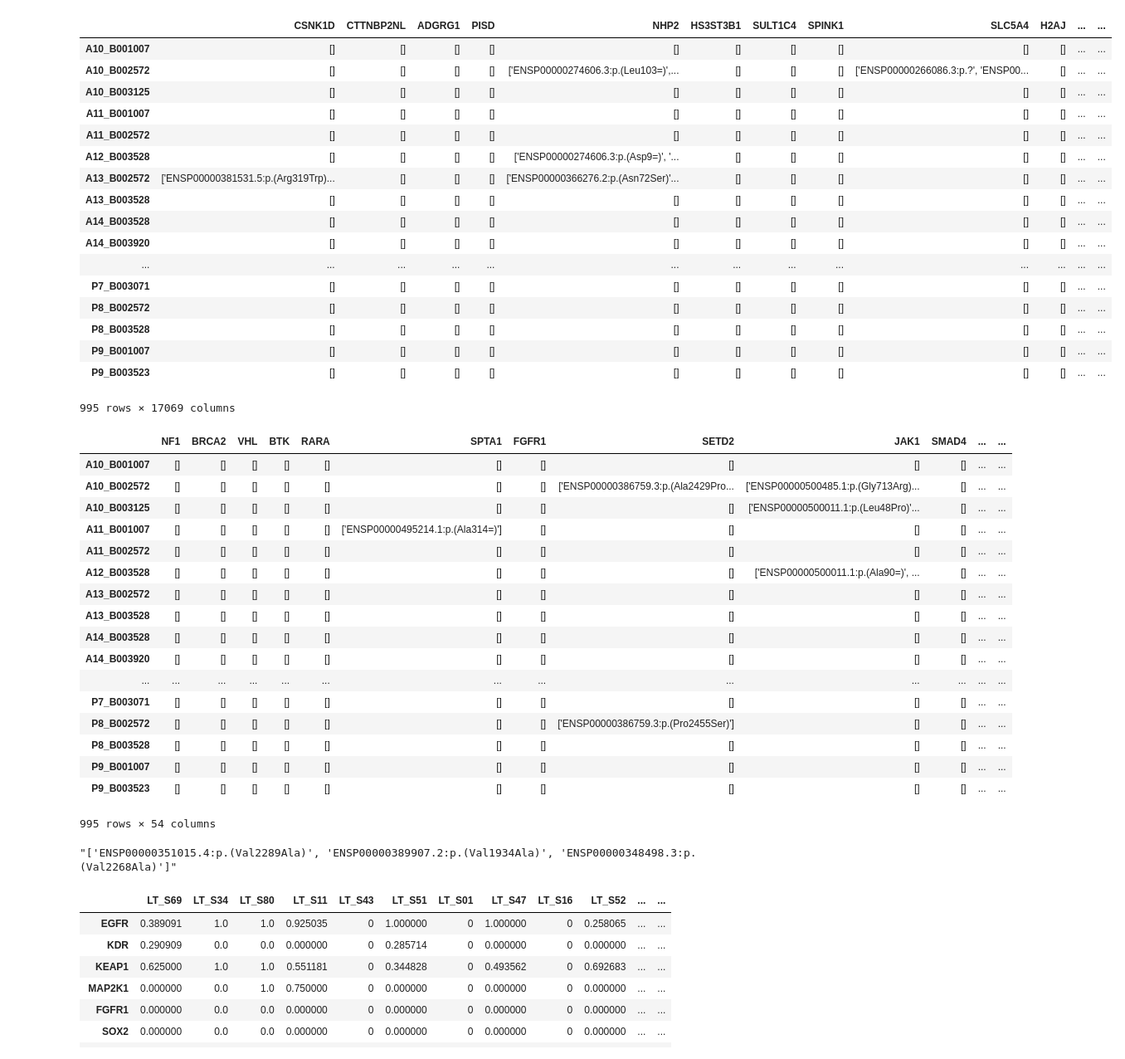
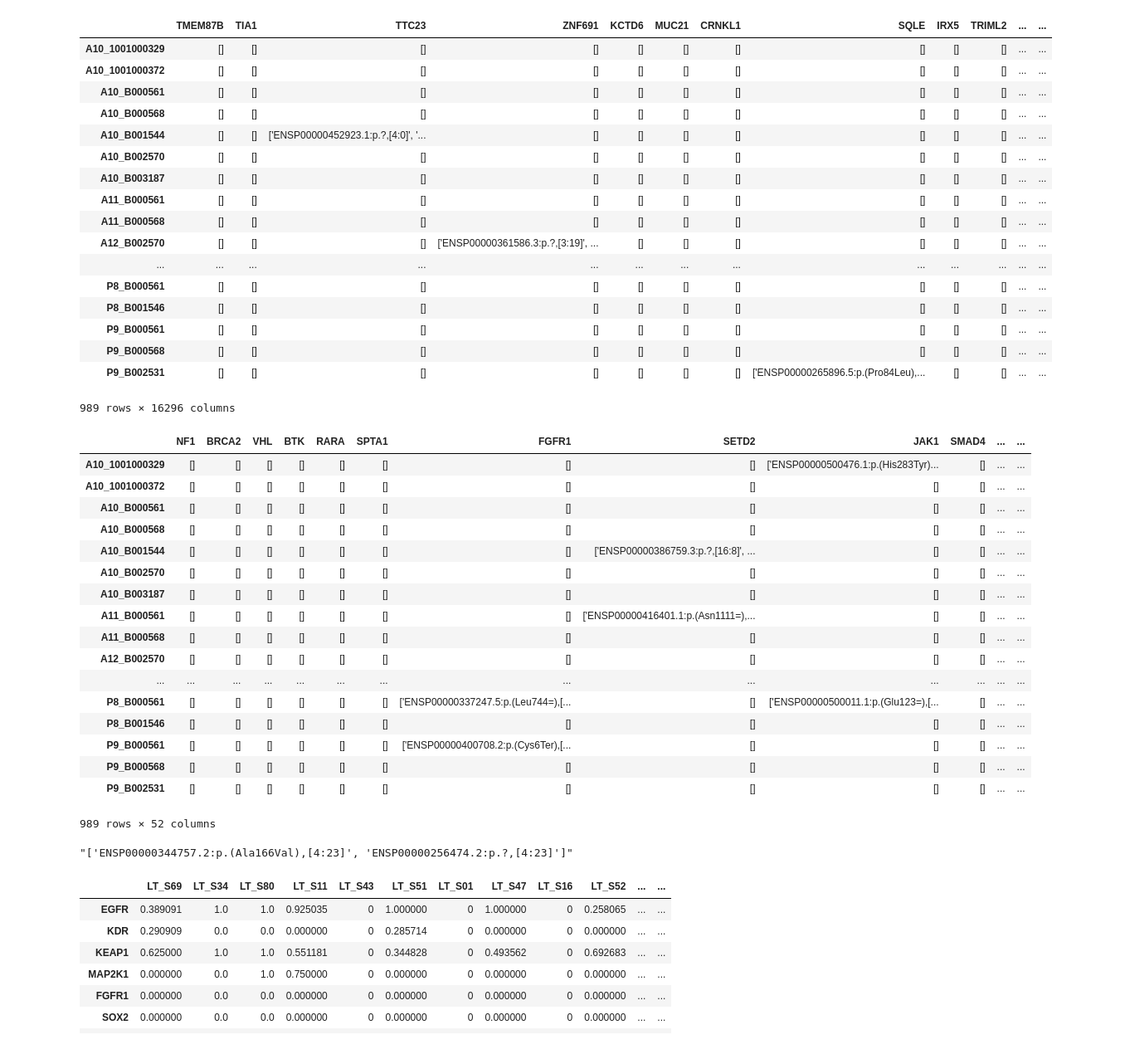
Before and after one commit to lincoln-harris/process_new_cells, a Jupyter notebook: process_SNPs/process_cerebra_out.ipynb, the cells around one changed output. Shown at 83% size. Saved outputs shown, nothing was run; the diff lists cells and outputs as text; code cells hidden in the pictures.

Commit message:
committing cerebra processing changres

```diff
--- a/process_SNPs/process_cerebra_out.ipynb
+++ b/process_SNPs/process_cerebra_out.ipynb
@@ -3,27 +3,27 @@
 # %%
 import pandas as pd
 # %%
-cereb_out = pd.read_csv('/Users/lincoln.harris/code/cerebra/cerebra/tmp/3.4.20_runout.csv', index_col = 0)
+cereb_out = pd.read_csv('/Users/lincoln.harris/code/cerebra/cerebra/tmp/mutations_runout_3.18.20.csv', index_col = 0)
 cereb_out
 # %% [output]
-|  | CSNK1D | CTTNBP2NL | ADGRG1 | PISD | NHP2 | HS3ST3B1 | SULT1C4 | SPINK1 | SLC5A4 | H2AJ | ... | ... |
-| A10_B001007 | [] | [] | [] | [] | [] | [] | [] | [] | [] | [] | ... | ... |
-| A10_B002572 | [] | [] | [] | [] | ['ENSP00000274606.3:p.(Leu103=)',... | [] | [] | [] | ['ENSP00000266086.3:p.?', 'ENSP00... | [] | ... | ... |
-| A10_B003125 | [] | [] | [] | [] | [] | [] | [] | [] | [] | [] | ... | ... |
-| A11_B001007 | [] | [] | [] | [] | [] | [] | [] | [] | [] | [] | ... | ... |
-| A11_B002572 | [] | [] | [] | [] | [] | [] | [] | [] | [] | [] | ... | ... |
-| A12_B003528 | [] | [] | [] | [] | ['ENSP00000274606.3:p.(Asp9=)', '... | [] | [] | [] | [] | [] | ... | ... |
-| A13_B002572 | ['ENSP00000381531.5:p.(Arg319Trp)... | [] | [] | [] | ['ENSP00000366276.2:p.(Asn72Ser)'... | [] | [] | [] | [] | [] | ... | ... |
-| A13_B003528 | [] | [] | [] | [] | [] | [] | [] | [] | [] | [] | ... | ... |
-| A14_B003528 | [] | [] | [] | [] | [] | [] | [] | [] | [] | [] | ... | ... |
-| A14_B003920 | [] | [] | [] | [] | [] | [] | [] | [] | [] | [] | ... | ... |
+|  | TMEM87B | TIA1 | TTC23 | ZNF691 | KCTD6 | MUC21 | CRNKL1 | SQLE | IRX5 | TRIML2 | ... | ... |
+| A10_1001000329 | [] | [] | [] | [] | [] | [] | [] | [] | [] | [] | ... | ... |
+| A10_1001000372 | [] | [] | [] | [] | [] | [] | [] | [] | [] | [] | ... | ... |
+| A10_B000561 | [] | [] | [] | [] | [] | [] | [] | [] | [] | [] | ... | ... |
+| A10_B000568 | [] | [] | [] | [] | [] | [] | [] | [] | [] | [] | ... | ... |
+| A10_B001544 | [] | [] | ['ENSP00000452923.1:p.?,[4:0]', '... | [] | [] | [] | [] | [] | [] | [] | ... | ... |
+| A10_B002570 | [] | [] | [] | [] | [] | [] | [] | [] | [] | [] | ... | ... |
+| A10_B003187 | [] | [] | [] | [] | [] | [] | [] | [] | [] | [] | ... | ... |
+| A11_B000561 | [] | [] | [] | [] | [] | [] | [] | [] | [] | [] | ... | ... |
+| A11_B000568 | [] | [] | [] | [] | [] | [] | [] | [] | [] | [] | ... | ... |
+| A12_B002570 | [] | [] | [] | ['ENSP00000361586.3:p.?,[3:19]', ... | [] | [] | [] | [] | [] | [] | ... | ... |
 | ... | ... | ... | ... | ... | ... | ... | ... | ... | ... | ... | ... | ... |
-| P7_B003071 | [] | [] | [] | [] | [] | [] | [] | [] | [] | [] | ... | ... |
-| P8_B002572 | [] | [] | [] | [] | [] | [] | [] | [] | [] | [] | ... | ... |
-| P8_B003528 | [] | [] | [] | [] | [] | [] | [] | [] | [] | [] | ... | ... |
-| P9_B001007 | [] | [] | [] | [] | [] | [] | [] | [] | [] | [] | ... | ... |
-| P9_B003523 | [] | [] | [] | [] | [] | [] | [] | [] | [] | [] | ... | ... |
+| P8_B000561 | [] | [] | [] | [] | [] | [] | [] | [] | [] | [] | ... | ... |
+| P8_B001546 | [] | [] | [] | [] | [] | [] | [] | [] | [] | [] | ... | ... |
+| P9_B000561 | [] | [] | [] | [] | [] | [] | [] | [] | [] | [] | ... | ... |
+| P9_B000568 | [] | [] | [] | [] | [] | [] | [] | [] | [] | [] | ... | ... |
+| P9_B002531 | [] | [] | [] | [] | [] | [] | [] | ['ENSP00000265896.5:p.(Pro84Leu),... | [] | [] | ... | ... |
-995 rows × 17069 columns
+989 rows × 16296 columns
 # %%
 # should really verify this!!!
 cosmic_tier1 = ['BRIP', 'NF1', 'BRCA2', 'VHL', 'BTK', 'RARA', 'SPTA1', 'FGFR1', 'SETD2',
@@ -35,41 +35,43 @@ cosmic_tier1 = ['BRIP', 'NF1', 'BRCA2', 'VHL', 'BTK', 'RARA', 'SPTA1', 'FGFR1',
                 'SMARCA4', 'STK11', 'CCDC6', 'TPM3']
 # %%
 # why do i have to do the subsetting like this?
+#     no hits to GRIN2A, ALK, NKX21
+
 cereb_tier1 = cereb_out[['NF1', 'BRCA2', 'VHL', 'BTK', 'RARA', 'SPTA1', 'FGFR1', 'SETD2',
-                'JAK1', 'SMAD4', 'CTNNB1', 'TET2', 'RET', 'PIK3CA', 'EGFR', 'KRAS', 'ALK',
+                'JAK1', 'SMAD4', 'CTNNB1', 'TET2', 'RET', 'PIK3CA', 'EGFR', 'KRAS',
                 'BRAF', 'ROS1', 'STRN', 'TFG', 'TPR', 'AKT1', 'DDR2', 'HIF1A', 'KDR',
                 'MAP2K1', 'MAP2K2', 'MYCL', 'PIK3CB', 'SOX2', 'CD74', 'ERBB2', 'FGFR2',
                 'HIP1', 'RET', 'ERBB4', 'NFE2L2', 'RAD21', 'TP63', 'NOTCH1', 'TP53',
-                'BAP1', 'DROSHA', 'GRIN2A', 'KEAP1', 'PTPN13', 'PTPRT', 'RB1', 'RBM10',
+                'BAP1', 'DROSHA', 'KEAP1', 'PTPN13', 'PTPRT', 'RB1', 'RBM10',
                 'SMARCA4', 'STK11', 'CCDC6', 'TPM3']]
 cereb_tier1
 # %% [output]
 |  | NF1 | BRCA2 | VHL | BTK | RARA | SPTA1 | FGFR1 | SETD2 | JAK1 | SMAD4 | ... | ... |
-| A10_B001007 | [] | [] | [] | [] | [] | [] | [] | [] | [] | [] | ... | ... |
-| A10_B002572 | [] | [] | [] | [] | [] | [] | [] | ['ENSP00000386759.3:p.(Ala2429Pro... | ['ENSP00000500485.1:p.(Gly713Arg)... | [] | ... | ... |
-| A10_B003125 | [] | [] | [] | [] | [] | [] | [] | [] | ['ENSP00000500011.1:p.(Leu48Pro)'... | [] | ... | ... |
-| A11_B001007 | [] | [] | [] | [] | [] | ['ENSP00000495214.1:p.(Ala314=)'] | [] | [] | [] | [] | ... | ... |
-| A11_B002572 | [] | [] | [] | [] | [] | [] | [] | [] | [] | [] | ... | ... |
-| A12_B003528 | [] | [] | [] | [] | [] | [] | [] | [] | ['ENSP00000500011.1:p.(Ala90=)', ... | [] | ... | ... |
-| A13_B002572 | [] | [] | [] | [] | [] | [] | [] | [] | [] | [] | ... | ... |
-| A13_B003528 | [] | [] | [] | [] | [] | [] | [] | [] | [] | [] | ... | ... |
-| A14_B003528 | [] | [] | [] | [] | [] | [] | [] | [] | [] | [] | ... | ... |
-| A14_B003920 | [] | [] | [] | [] | [] | [] | [] | [] | [] | [] | ... | ... |
+| A10_1001000329 | [] | [] | [] | [] | [] | [] | [] | [] | ['ENSP00000500476.1:p.(His283Tyr)... | [] | ... | ... |
+| A10_1001000372 | [] | [] | [] | [] | [] | [] | [] | [] | [] | [] | ... | ... |
+| A10_B000561 | [] | [] | [] | [] | [] | [] | [] | [] | [] | [] | ... | ... |
+| A10_B000568 | [] | [] | [] | [] | [] | [] | [] | [] | [] | [] | ... | ... |
+| A10_B001544 | [] | [] | [] | [] | [] | [] | [] | ['ENSP00000386759.3:p.?,[16:8]', ... | [] | [] | ... | ... |
+| A10_B002570 | [] | [] | [] | [] | [] | [] | [] | [] | [] | [] | ... | ... |
+| A10_B003187 | [] | [] | [] | [] | [] | [] | [] | [] | [] | [] | ... | ... |
+| A11_B000561 | [] | [] | [] | [] | [] | [] | [] | ['ENSP00000416401.1:p.(Asn1111=),... | [] | [] | ... | ... |
+| A11_B000568 | [] | [] | [] | [] | [] | [] | [] | [] | [] | [] | ... | ... |
+| A12_B002570 | [] | [] | [] | [] | [] | [] | [] | [] | [] | [] | ... | ... |
 | ... | ... | ... | ... | ... | ... | ... | ... | ... | ... | ... | ... | ... |
-| P7_B003071 | [] | [] | [] | [] | [] | [] | [] | [] | [] | [] | ... | ... |
-| P8_B002572 | [] | [] | [] | [] | [] | [] | [] | ['ENSP00000386759.3:p.(Pro2455Ser)'] | [] | [] | ... | ... |
-| P8_B003528 | [] | [] | [] | [] | [] | [] | [] | [] | [] | [] | ... | ... |
-| P9_B001007 | [] | [] | [] | [] | [] | [] | [] | [] | [] | [] | ... | ... |
-| P9_B003523 | [] | [] | [] | [] | [] | [] | [] | [] | [] | [] | ... | ... |
+| P8_B000561 | [] | [] | [] | [] | [] | [] | ['ENSP00000337247.5:p.(Leu744=),[... | [] | ['ENSP00000500011.1:p.(Glu123=),[... | [] | ... | ... |
+| P8_B001546 | [] | [] | [] | [] | [] | [] | [] | [] | [] | [] | ... | ... |
+| P9_B000561 | [] | [] | [] | [] | [] | [] | ['ENSP00000400708.2:p.(Cys6Ter),[... | [] | [] | [] | ... | ... |
+| P9_B000568 | [] | [] | [] | [] | [] | [] | [] | [] | [] | [] | ... | ... |
+| P9_B002531 | [] | [] | [] | [] | [] | [] | [] | [] | [] | [] | ... | ... |
-995 rows × 54 columns
+989 rows × 52 columns
 # %%
 # how to do the processing here?
     # before we we're reporting just a single mutations
     # now we're reporting every possible
             # maybe need to rework entire figure 2?
-cereb_tier1.loc['A1_B001464'].NF1
+cereb_tier1.loc['A16_B000563'].VHL
 # %% [output]
-"['ENSP00000351015.4:p.(Val2289Ala)', 'ENSP00000389907.2:p.(Val1934Ala)', 'ENSP00000348498.3:p.(Val2268Ala)']"
+"['ENSP00000344757.2:p.(Ala166Val),[4:23]', 'ENSP00000256474.2:p.?,[4:23]']"
 # %%
 #////////////////////////////////////////////////////////////////////////////////////////
 #////////////////////////////////////////////////////////////////////////////////////////
```
Also changed, not shown: parts of 21 cells of this notebook, 2 other files.
